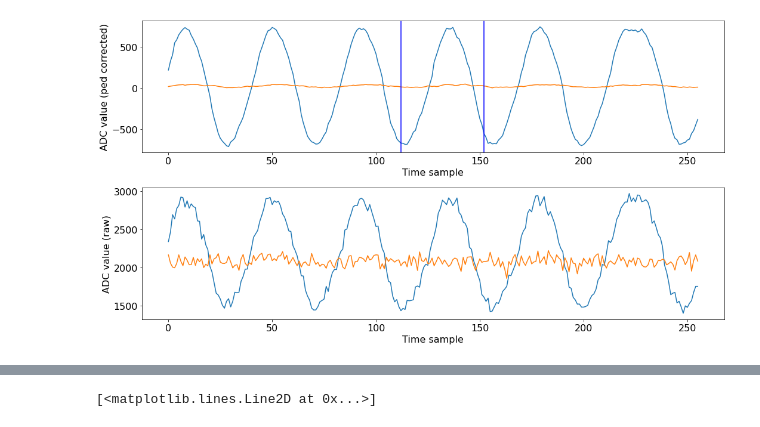
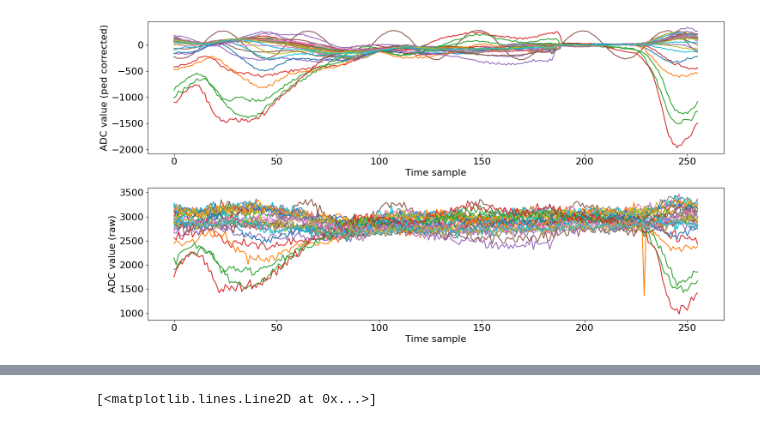
Before and after one commit to FTBF/LAPPD_TOF_Analysis, a Jupyter notebook: Analysis.ipynb, the cells around one changed output, grey strips where cells are left out. Cells and saved outputs as stored; diff of their text form; code cells hidden in the pictures.

```diff
--- a/Analysis.ipynb
+++ b/Analysis.ipynb
@@ -91,41 +182,34 @@ def wrap(x):
 # %%
+def sine(x, A, B, omega, phi):
+    return A * np.sin(omega*x + phi) + B
 
-#channel_pulse = np.array([5,11,17,23,29])
-#channel_pulse = np.array([3,24,])
-#channel_pulse = np.array([0,1,2,3,4,5,6,7,8,9,10,11,12,13,14,15,16,17,18,19,20,21,22,23,24,25,26,27,28,29])
-channel_pulse = np.array([11,12])
-event = 100
+#channel = 1
+#channel_pulse = np.array([5, 11,17,23,29])
+#channel_pulse = np.array([0,1,2,3,4,5])+6*3
+channel_pulse = np.array([0,1,2,3,4,5,6,7,8,9,10,11,12,13,14,15,16,17,18,19,20,21,22,23,24,25,26,27,28,29])
+#channel_pulse = np.array([0,6,12,18,24])
+#channel_pulse = np.array([24,25,26,27,28,29])
+event = 2202
 
 xdata = np.linspace(0, 255,256)
+#ydata = data[event,channel,:]-averages[channel,:]
+#ydata_raw = data[event,channel,:] - data[event,channel,:].mean()
 ydata_pulse = data[event,channel_pulse,:]-averages[channel_pulse,:]
-ydata_pulse_raw = data[event,channel_pulse,:]
-cw_low = (((time320data[event]+3+1)%8)*32-16)%256
-cw_high = (((time320data[event]+3+1)%8)*32+24)%256
-
-#popt, pcov = scipy.optimize.curve_fit(sine, xdata[50:100], ydata[50:100], p0=(1000.0, 0.0, 1.0/5, 0.0))
-#popt, pcov = scipy.optimize.curve_fit(sine, xdata[0:200], ydata[0:200], p0=popt)
-#print(*popt)
+ydata_pulse_raw = data[event,channel_pulse,:]# - data[event,channel,:].mean()
 
 fig, (ax1, ax2) = plt.subplots(2, 1)
-
-#plt.plot(data[1,channel,2:]-data[1,channel,2:].mean())
-#plt.plot(xdata, ydata_raw, label="data")
-#ax1.plot(xdata, ydata, label="250 MHz sine")
-#ax1.plot(xdata, sine(xdata, *popt), label="sine fit")
 for i, d in enumerate(ydata_pulse):
     ax1.plot(xdata, d, label="Pulse %i"%i)
-#ax1.legend(loc="lower right")
 ax1.set_xlabel("Time sample")
 ax1.set_ylabel("ADC value (ped corrected)")
-ax1.axvline(cw_high, color="blue")
-ax1.axvline(cw_low, color="blue")
 
 #ax2.plot(xdata, ydata_raw, label="250 MHz sine")
 for i, d in enumerate(ydata_pulse_raw):
     ax2.plot(xdata, d, label="Pulse %i"%i)
 #ax2.legend()
 ax2.set_xlabel("Time sample")
 ax2.set_ylabel("ADC value (raw)")
+
 fig.tight_layout()
 # %% [output]
-[figure, old version]
+[figure, new version]
```
Also changed, not shown: parts of 72 cells of this notebook.
